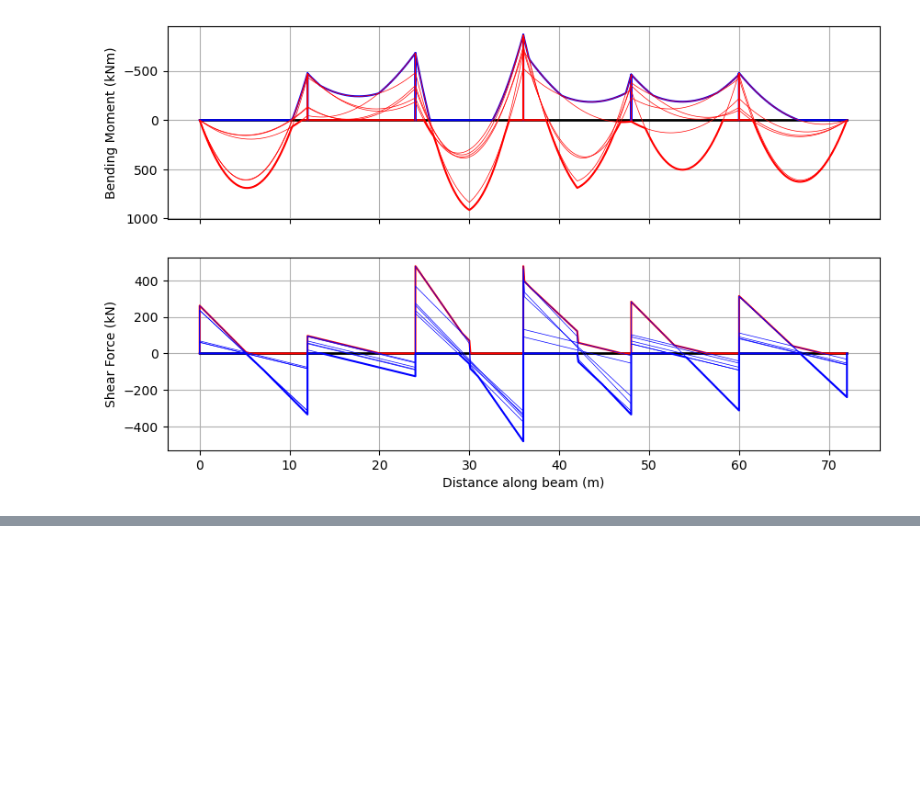
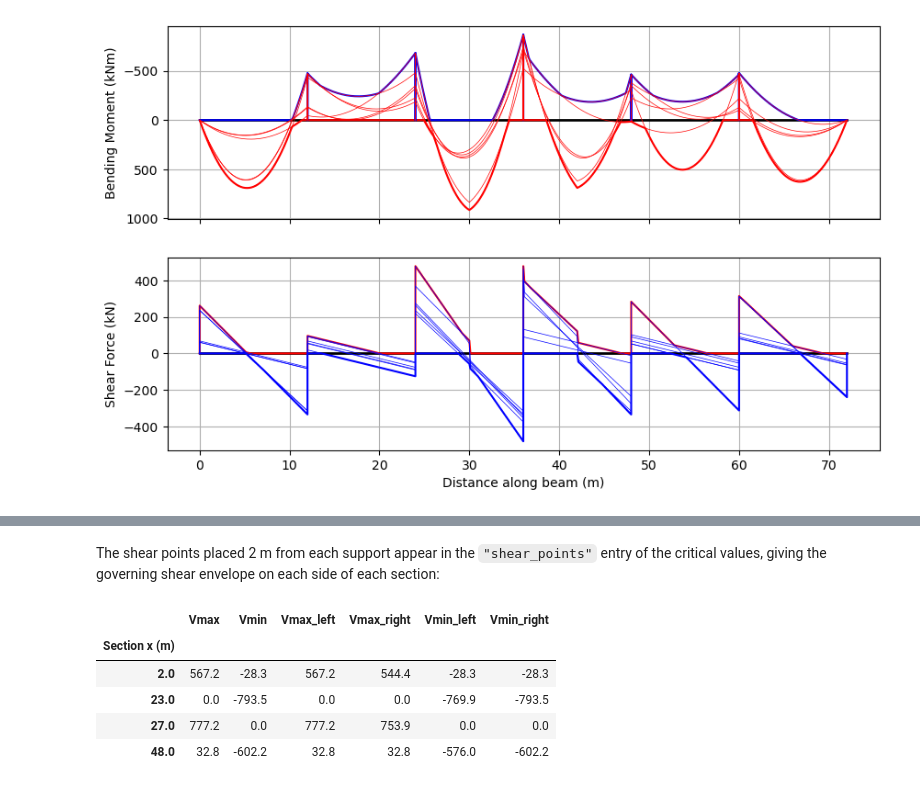
Before and after one commit to ccaprani/pycba, a Jupyter notebook: docs/source/notebooks/bridge.ipynb, the cells around one changed output, grey strips where cells are left out. Saved outputs shown, nothing was run; the diff lists cells and outputs as text; code cells hidden in the pictures; blank space fills up the shorter version.

```diff
--- a/docs/source/notebooks/bridge.ipynb
+++ b/docs/source/notebooks/bridge.ipynb
@@ -619,0 +644,15 @@ env.plot(each=True);
+# %% [markdown]
+The shear points placed 2 m from each support appear in the `"shear_points"` entry of the critical values, giving the governing shear envelope on each side of each section:
+# %%
+cvals = bridge_analysis.critical_values(env)
+
+shear_points = pd.DataFrame(cvals["shear_points"]).T
+shear_points.index.name = "Section x (m)"
+shear_points.round(1)
+# %% [output]
+|  | Vmax | Vmin | Vmax_left | Vmax_right | Vmin_left | Vmin_right |
+| Section x (m) |  |  |  |  |  |  |
+| 2.0 | 567.2 | -28.3 | 567.2 | 544.4 | -28.3 | -28.3 |
+| 23.0 | 0.0 | -793.5 | 0.0 | 0.0 | -769.9 | -793.5 |
+| 27.0 | 777.2 | 0.0 | 777.2 | 753.9 | 0.0 | 0.0 |
+| 48.0 | 32.8 | -602.2 | 32.8 | 32.8 | -576.0 | -602.2 |
```
Also changed, not shown: parts of 2 cells of this notebook, 3 other files.
